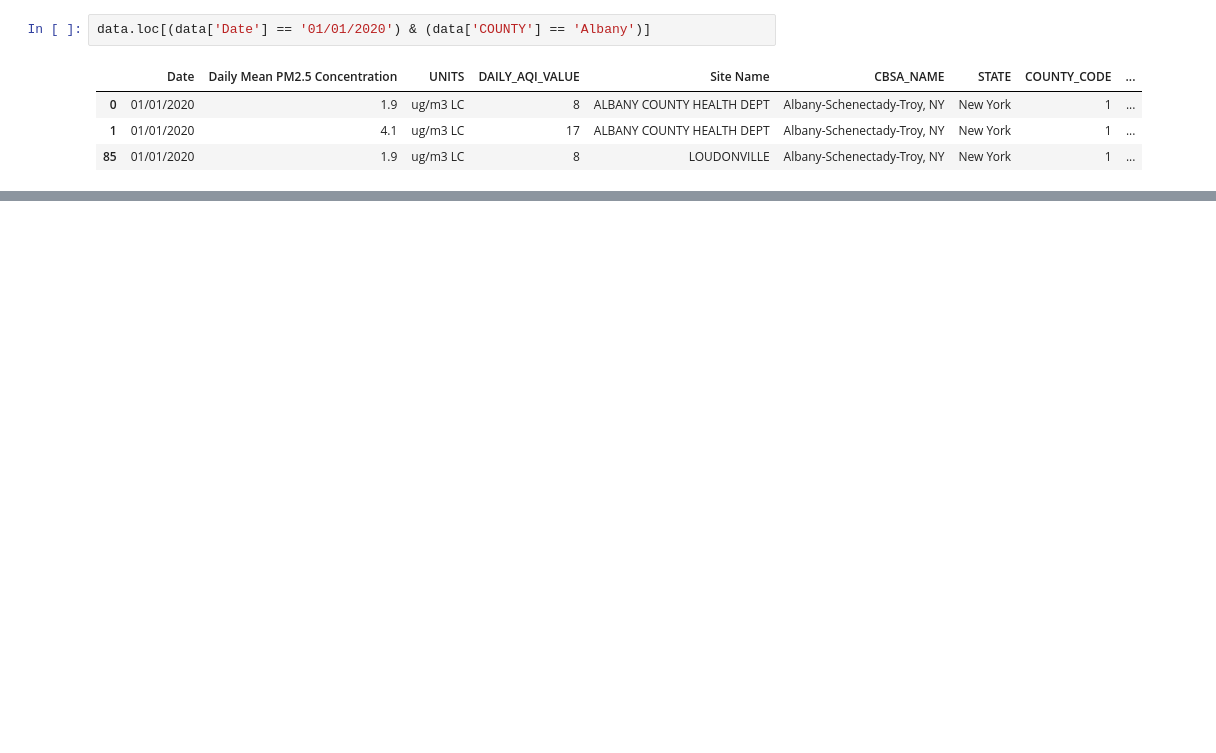
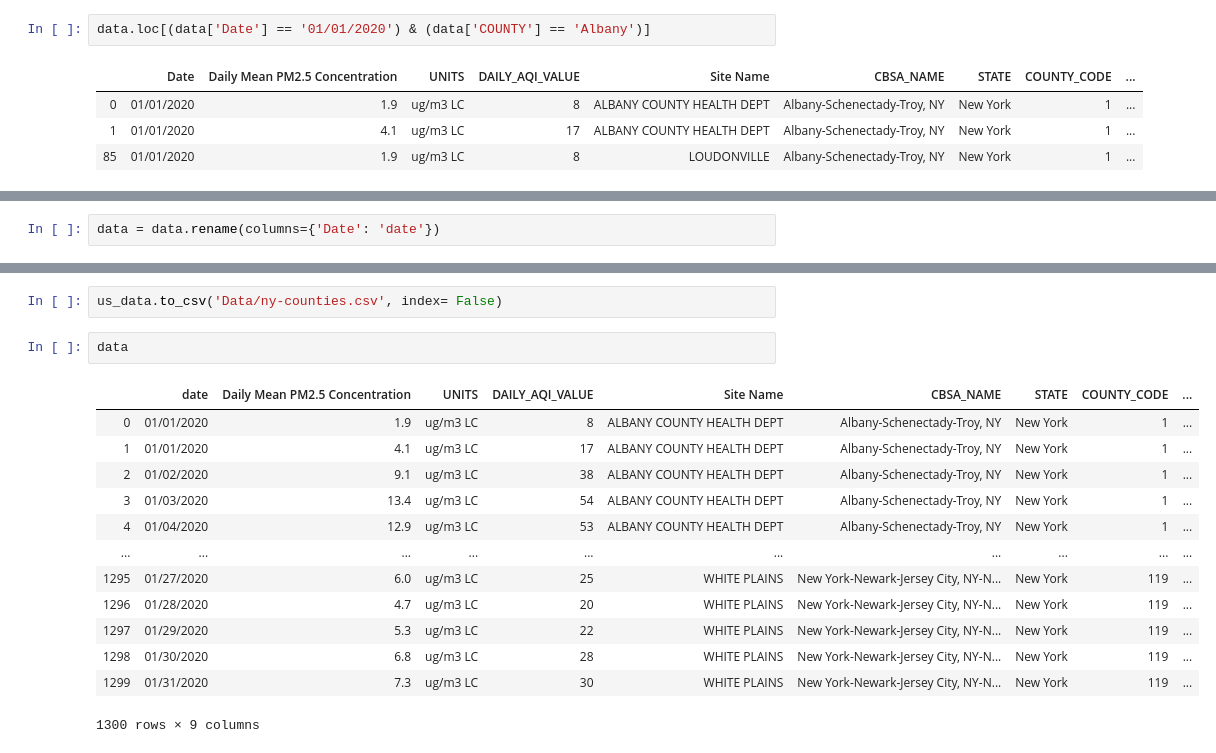
Before and after one commit to Eylul89/ETLGroupProject, a Jupyter notebook: NY_airQuality_daily.ipynb, the cells around one changed output, grey strips where cells are left out. Saved outputs shown, nothing was run; the diff lists cells and outputs as text; blank space fills up the shorter version.

```diff
--- a/NY_airQuality_daily.ipynb
+++ b/NY_airQuality_daily.ipynb
@@ -62,0 +60,2 @@ data.loc[(data['Date'] == '01/01/2020') & (data['COUNTY'] == 'Albany')]
+# %%
+data = data.rename(columns={'Date': 'date'})
@@ -62,0 +136,18 @@ data.loc[(data['Date'] == '01/01/2020') & (data['COUNTY'] == 'Albany')]
+# %%
+us_data.to_csv('Data/ny-counties.csv', index= False)
+# %%
+data
+# %% [output]
+|  | date | Daily Mean PM2.5 Concentration | UNITS | DAILY_AQI_VALUE | Site Name | CBSA_NAME | STATE | COUNTY_CODE | ... |
+| 0 | 01/01/2020 | 1.9 | ug/m3 LC | 8 | ALBANY COUNTY HEALTH DEPT | Albany-Schenectady-Troy, NY | New York | 1 | ... |
+| 1 | 01/01/2020 | 4.1 | ug/m3 LC | 17 | ALBANY COUNTY HEALTH DEPT | Albany-Schenectady-Troy, NY | New York | 1 | ... |
+| 2 | 01/02/2020 | 9.1 | ug/m3 LC | 38 | ALBANY COUNTY HEALTH DEPT | Albany-Schenectady-Troy, NY | New York | 1 | ... |
+| 3 | 01/03/2020 | 13.4 | ug/m3 LC | 54 | ALBANY COUNTY HEALTH DEPT | Albany-Schenectady-Troy, NY | New York | 1 | ... |
+| 4 | 01/04/2020 | 12.9 | ug/m3 LC | 53 | ALBANY COUNTY HEALTH DEPT | Albany-Schenectady-Troy, NY | New York | 1 | ... |
+| ... | ... | ... | ... | ... | ... | ... | ... | ... | ... |
+| 1295 | 01/27/2020 | 6.0 | ug/m3 LC | 25 | WHITE PLAINS | New York-Newark-Jersey City, NY-N... | New York | 119 | ... |
+| 1296 | 01/28/2020 | 4.7 | ug/m3 LC | 20 | WHITE PLAINS | New York-Newark-Jersey City, NY-N... | New York | 119 | ... |
+| 1297 | 01/29/2020 | 5.3 | ug/m3 LC | 22 | WHITE PLAINS | New York-Newark-Jersey City, NY-N... | New York | 119 | ... |
+| 1298 | 01/30/2020 | 6.8 | ug/m3 LC | 28 | WHITE PLAINS | New York-Newark-Jersey City, NY-N... | New York | 119 | ... |
+| 1299 | 01/31/2020 | 7.3 | ug/m3 LC | 30 | WHITE PLAINS | New York-Newark-Jersey City, NY-N... | New York | 119 | ... |
+1300 rows × 9 columns
```
Also changed, not shown: parts of 23 cells of this notebook.
